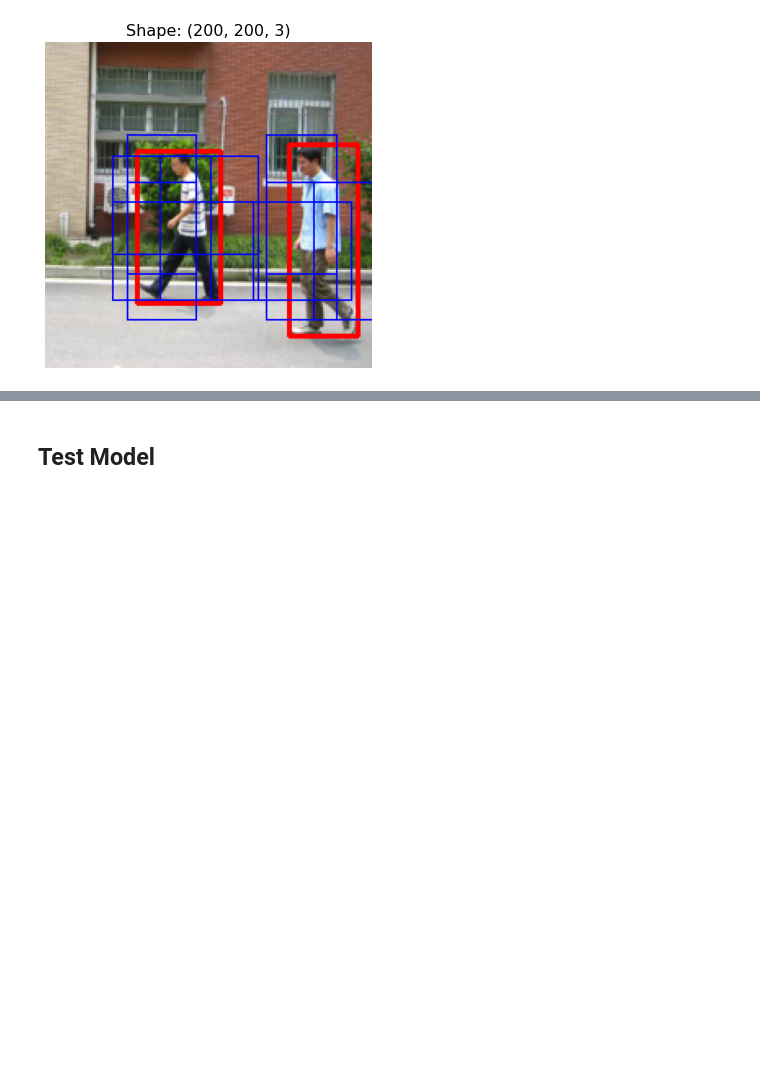
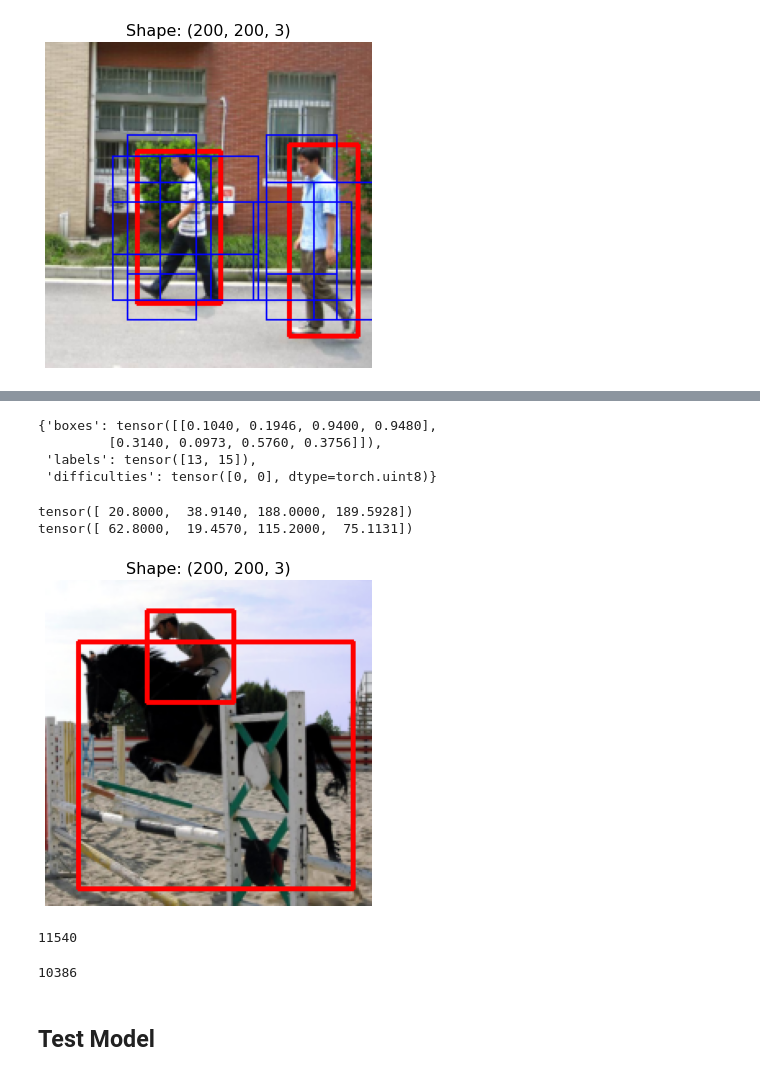
Before and after one commit to MIchaelKa/detection-tutorial, a Jupyter notebook: detection-tutorial.ipynb, the cells around one changed output, grey strips where cells are left out. Drawn from its saved outputs; the diff is of its cells as text; code cells hidden in the pictures; blank space fills up the shorter version.

```diff
--- a/detection-tutorial.ipynb
+++ b/detection-tutorial.ipynb
@@ -88,3 +118,28 @@ show_anchors(image, target['boxes'], top_n_anchors)
+# %%
+dataset = PascalVOCDataset('./pascal-voc/', 'TRAIN', get_transform(train=True))
+# %%
+image, target = dataset[3]
+# %%
+target
+# %% [output]
+{'boxes': tensor([[0.1040, 0.1946, 0.9400, 0.9480],
+         [0.3140, 0.0973, 0.5760, 0.3756]]),
+ 'labels': tensor([13, 15]),
+ 'difficulties': tensor([0, 0], dtype=torch.uint8)}
+# %%
+show_image_and_bb(image, target['boxes'])
+# %% [output]
+tensor([ 20.8000,  38.9140, 188.0000, 189.5928])
+tensor([ 62.8000,  19.4570, 115.2000,  75.1131])
+[figure, added]
+# %%
+len(dataset)
+# %% [output]
+11540
+# %%
+int(len(dataset)*0.9)
+# %% [output]
+10386
 # %% [markdown]
 ## Test Model
 # %%
```
Also changed, not shown: parts of 33 cells of this notebook, 11 other files.
